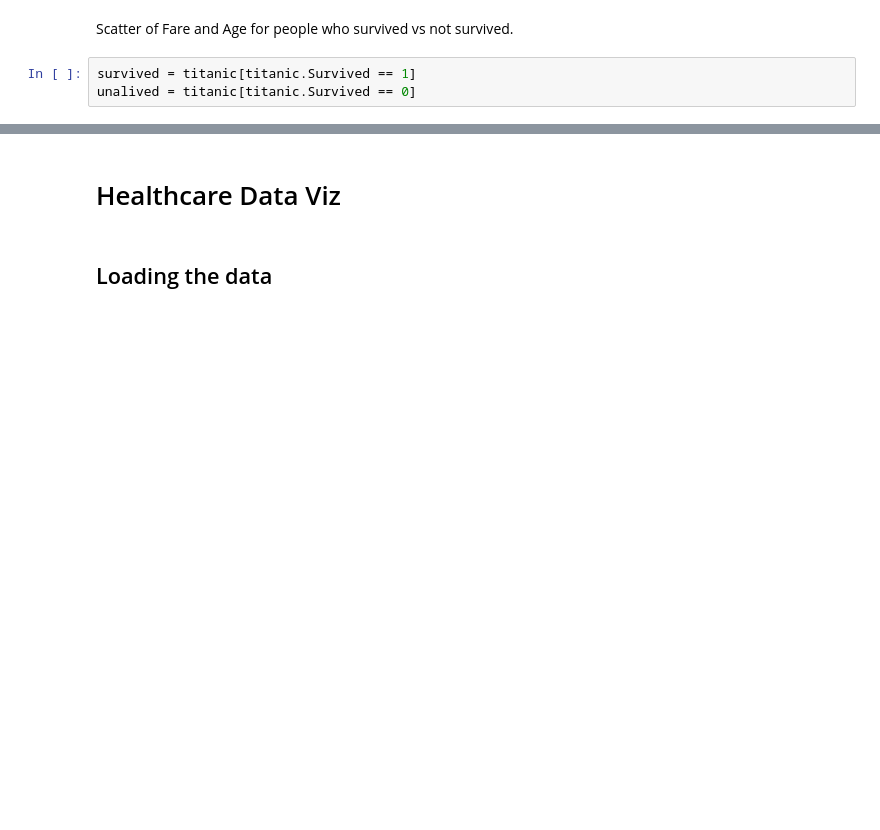
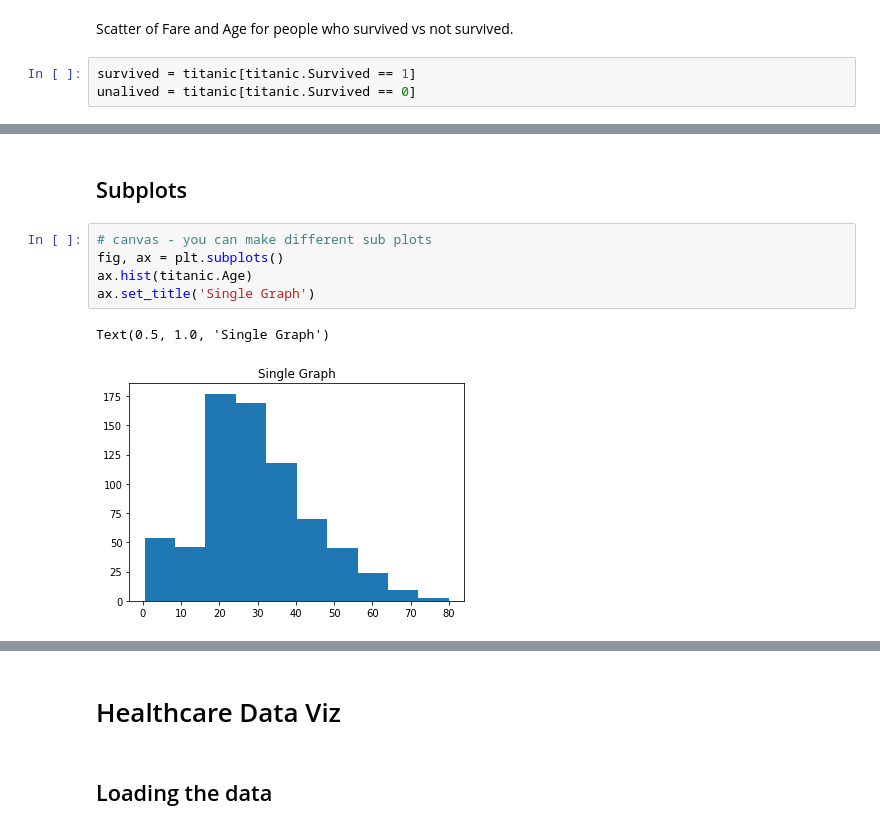
Before and after one commit to zdanielshi/data_science_LFZ, a Jupyter notebook: DS0607_matplotlib.ipynb, the cells around one changed output, grey strips where cells are left out. Cells and saved outputs as stored; diff of their text form; blank space fills up the shorter version.

```diff
--- a/DS0607_matplotlib.ipynb
+++ b/DS0607_matplotlib.ipynb
@@ -134,0 +135,10 @@ plt.savefig('Age v Fare for Survived v Not Survived.png')
+# %% [markdown]
+## Subplots
+# %%
+# canvas - you can make different sub plots
+fig, ax = plt.subplots()
+ax.hist(titanic.Age)
+ax.set_title('Single Graph')
+# %% [output]
+Text(0.5, 1.0, 'Single Graph')
+[figure, added]
```
Also changed, not shown: parts of 6 cells of this notebook.
